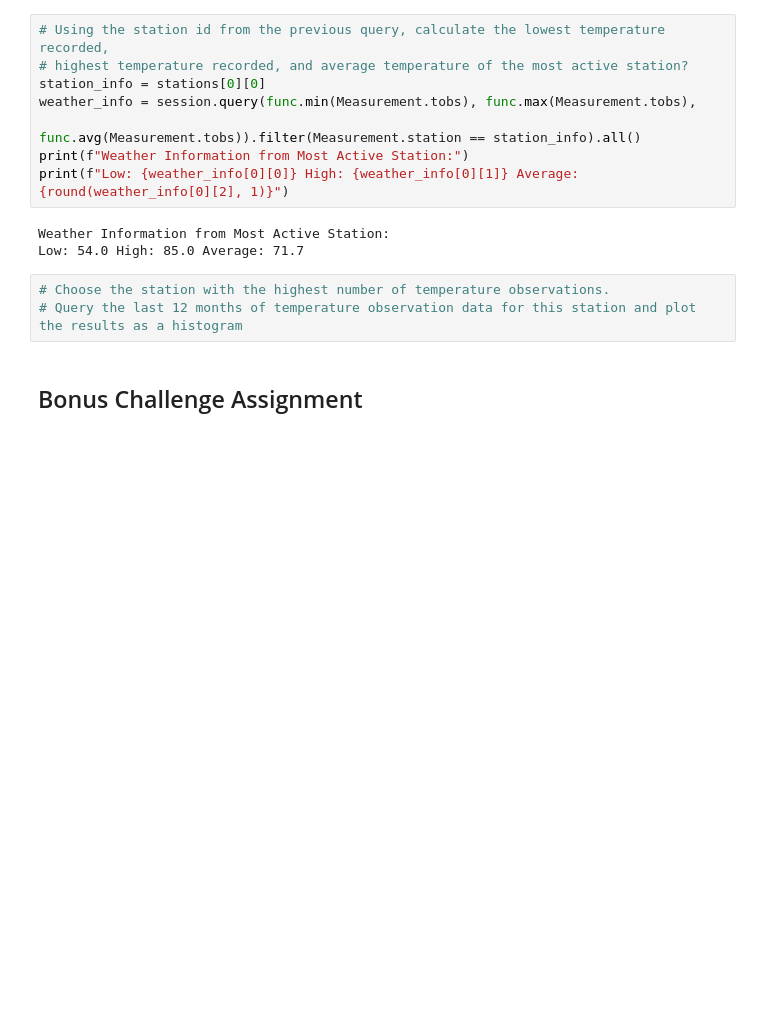
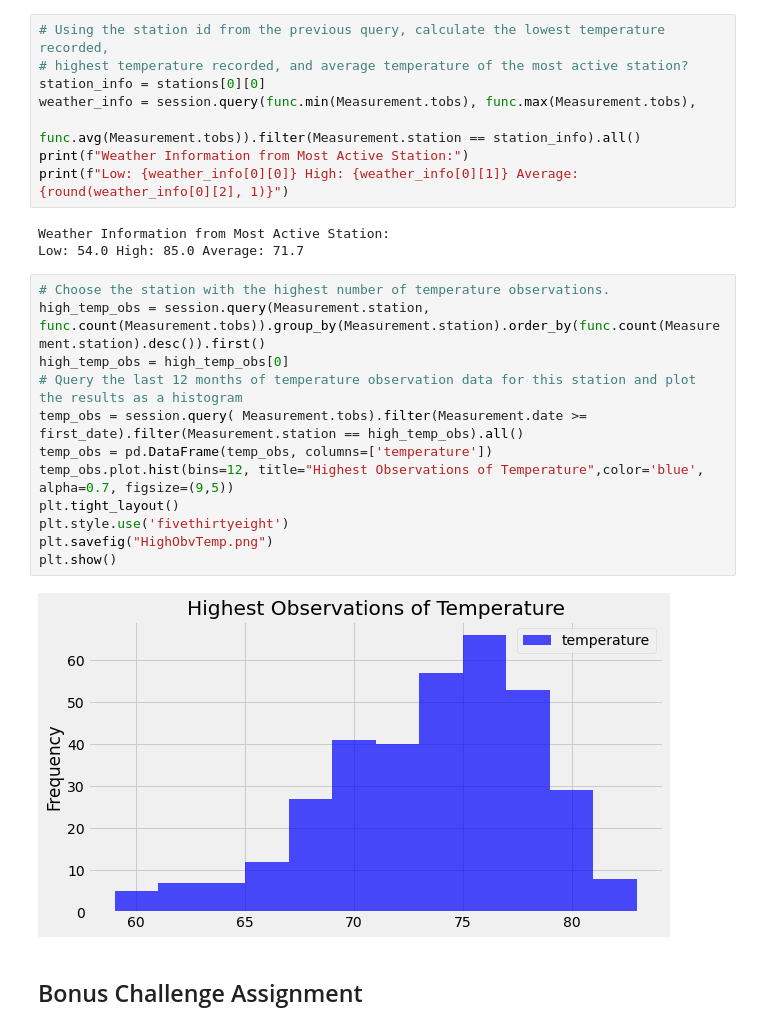
Before and after one commit to tidepooler/sqlalchemy-challenge, a Jupyter notebook: climate.ipynb, the cells around one changed output. Drawn from its saved outputs; the diff is of its cells as text; blank space fills up the shorter version.

Commit message:
Most Observed
Determined station with the highest number of temperature observations, queried the last 12 months of observed data, and plotted a histogram.

```diff
--- a/climate.ipynb
+++ b/climate.ipynb
@@ -122,7 +122,18 @@ Weather Information from Most Active Station:
 Low: 54.0 High: 85.0 Average: 71.7
 # %%
 # Choose the station with the highest number of temperature observations.
+high_temp_obs = session.query(Measurement.station, func.count(Measurement.tobs)).group_by(Measurement.station).order_by(func.count(Measurement.station).desc()).first()
+high_temp_obs = high_temp_obs[0]
 # Query the last 12 months of temperature observation data for this station and plot the results as a histogram
+temp_obs = session.query( Measurement.tobs).filter(Measurement.date >= first_date).filter(Measurement.station == high_temp_obs).all()
+temp_obs = pd.DataFrame(temp_obs, columns=['temperature'])
+temp_obs.plot.hist(bins=12, title="Highest Observations of Temperature",color='blue', alpha=0.7, figsize=(9,5))
+plt.tight_layout()
+plt.style.use('fivethirtyeight')
+plt.savefig("HighObvTemp.png")
+plt.show()
+# %% [output]
+[figure, added]
 # %% [markdown]
 ## Bonus Challenge Assignment
 # %%
```
